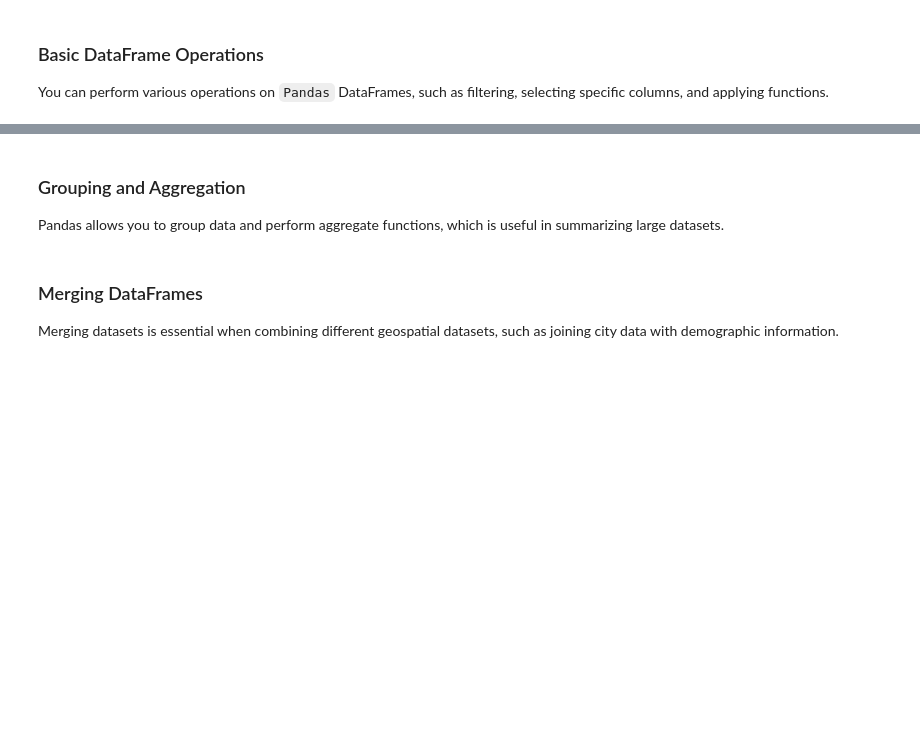
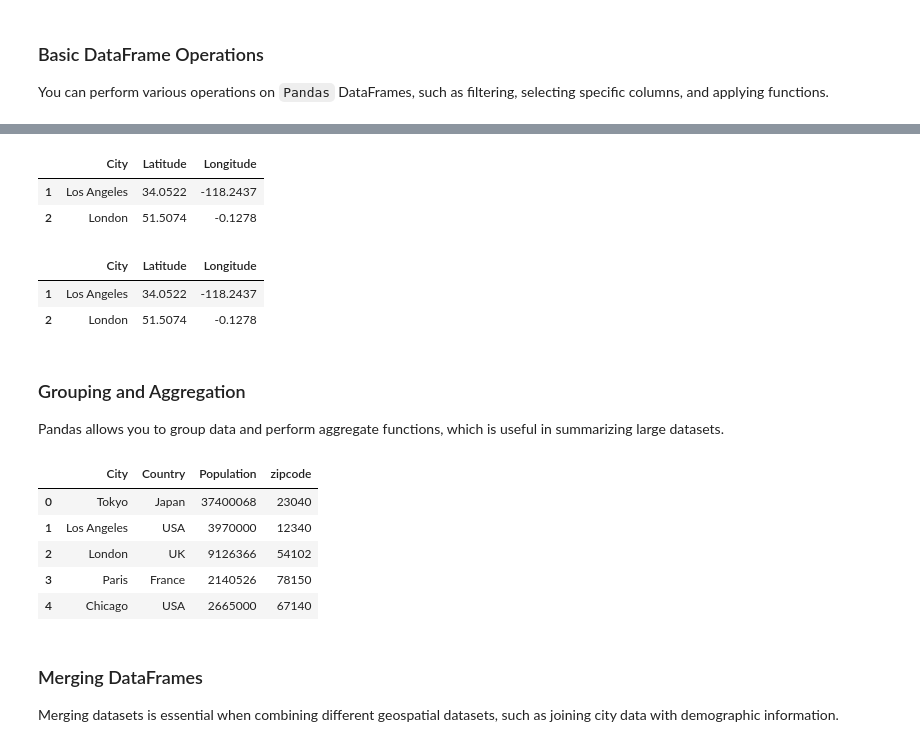
Before and after one commit to wajideveloper/MyGISPythonCourse, a Jupyter notebook: python/08_numpy_pandas.ipynb, the cells around one changed output, grey strips where cells are left out. Cells and saved outputs as stored; diff of their text form; code cells hidden in the pictures; blank space fills up the shorter version.

```diff
--- a/python/08_numpy_pandas.ipynb
+++ b/python/08_numpy_pandas.ipynb
@@ -419,7 +447,20 @@ print(f"Latitudes:\n{latitudes}\n")
 # %%
 # Filtering rows based on a condition
 df_filtered = df[df["Longitude"] < 0]
+df_filtered_1 = df[df["Latitude"] < 0]
 df_filtered
+# %% [output]
+|  | City | Latitude | Longitude |
+| 1 | Los Angeles | 34.0522 | -118.2437 |
+| 2 | London | 51.5074 | -0.1278 |
+# %%
+df_filtered = df[df["Longitude"] < 0]
+df_filtered_1 = df[df["Latitude"] < 0]
+df_filtered
+# %% [output]
+|  | City | Latitude | Longitude |
+| 1 | Los Angeles | 34.0522 | -118.2437 |
+| 2 | London | 51.5074 | -0.1278 |
 # %%
 # Adding a new column with a calculation
 df["Lat_Radians"] = np.radians(df["Latitude"])
@@ -437,6 +478,23 @@ data = {
 }
 df = pd.DataFrame(data)
 df
+# %%
+# Creating a DataFrame
+data = {
+    "City": ["Tokyo", "Los Angeles", "London", "Paris", "Chicago"],
+    "Country": ["Japan", "USA", "UK", "France", "USA"],
+    "Population": [37400068, 3970000, 9126366, 2140526, 2665000],
+    "zipcode": [23040, 12340, 54102, 78150, 67140],
+}
+df = pd.DataFrame(data)
+df
+# %% [output]
+|  | City | Country | Population | zipcode |
+| 0 | Tokyo | Japan | 37400068 | 23040 |
+| 1 | Los Angeles | USA | 3970000 | 12340 |
+| 2 | London | UK | 9126366 | 54102 |
+| 3 | Paris | France | 2140526 | 78150 |
+| 4 | Chicago | USA | 2665000 | 67140 |
 # %%
 # Group by 'Country' and calculate the total population for each country
 df_grouped = df.groupby("Country")["Population"].sum()
```
Also changed, not shown: parts of 4 cells of this notebook.
